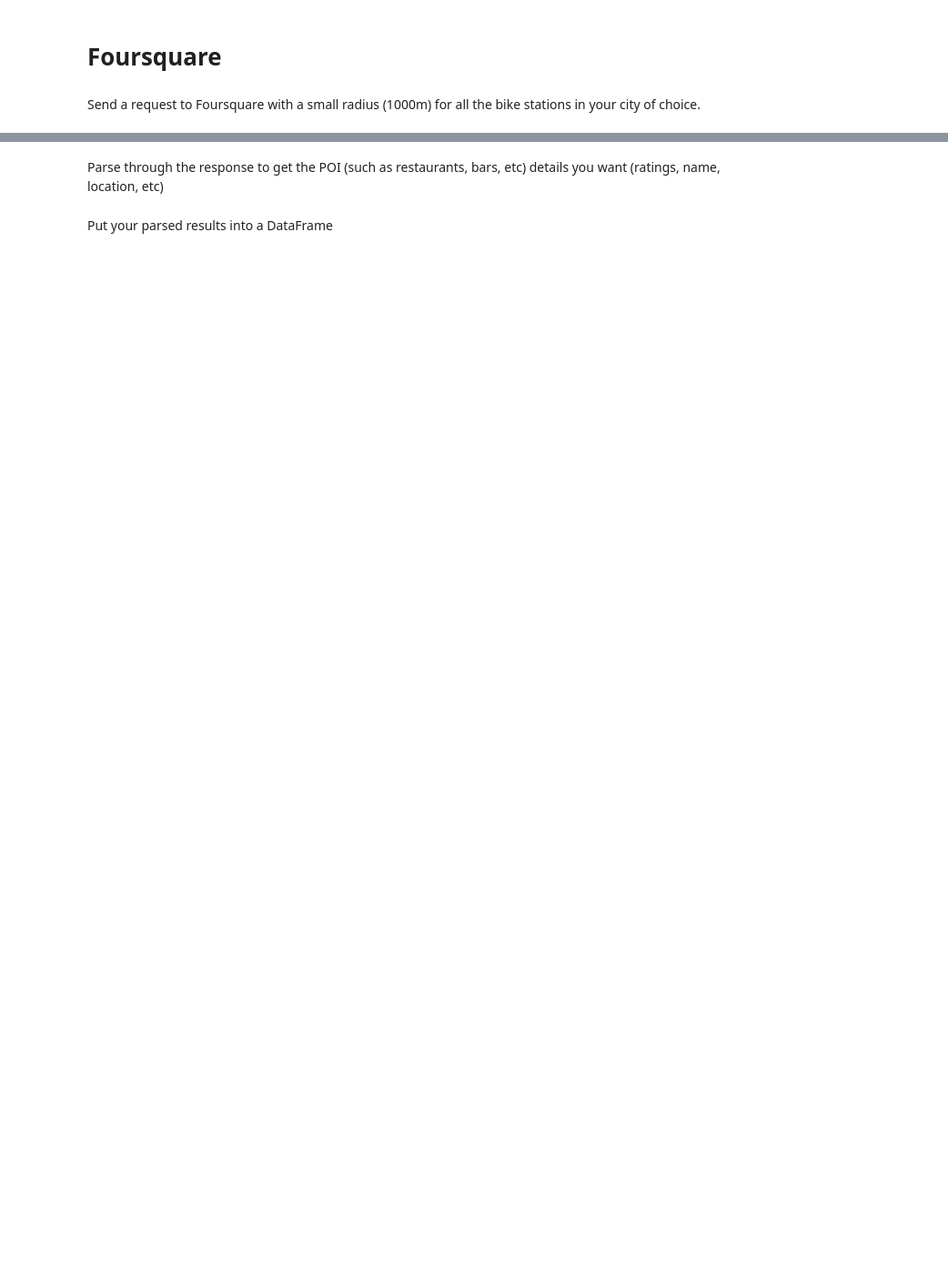
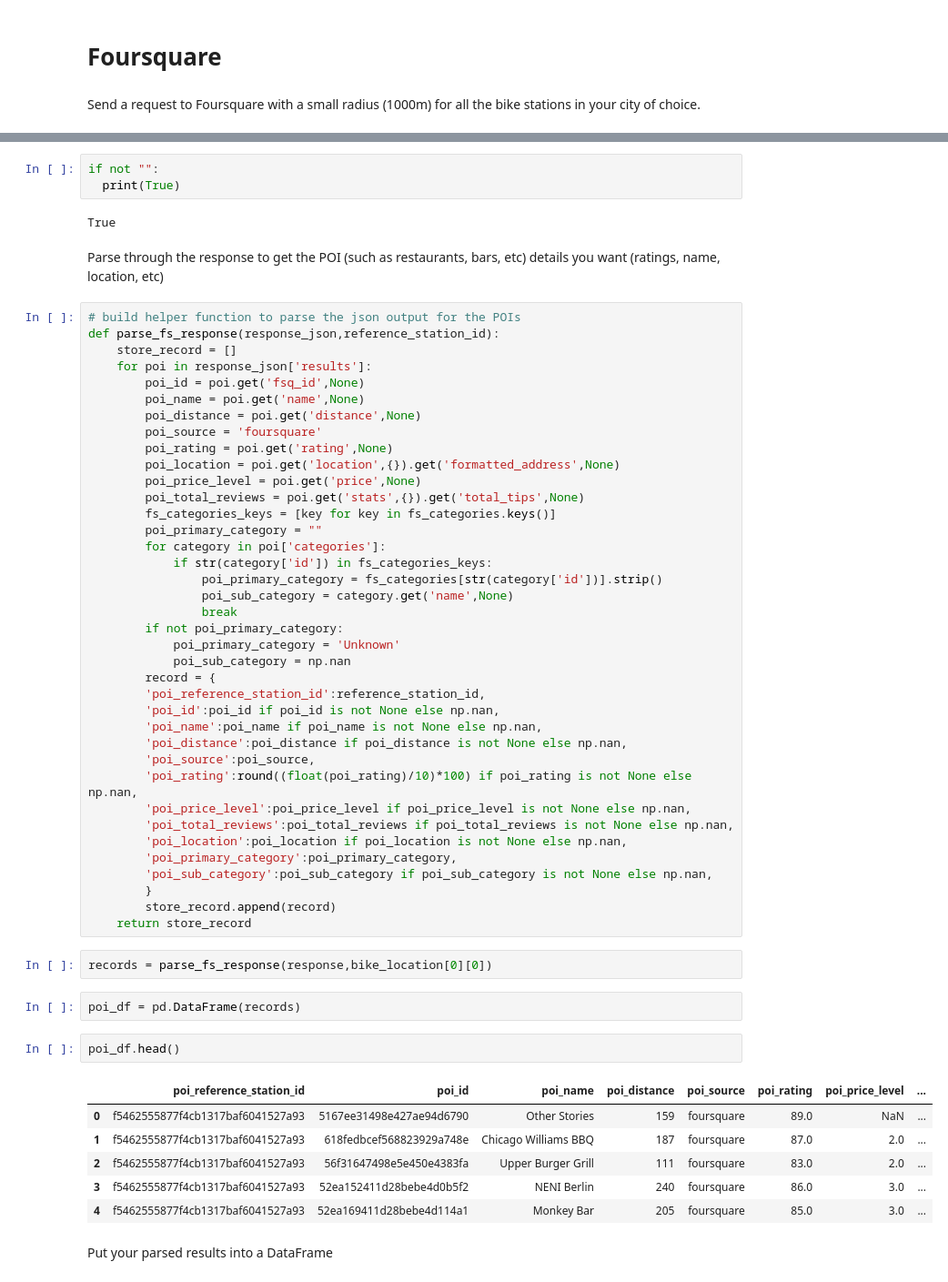
Before and after one commit to eekom-research/Statistical-Modelling-Project, a Jupyter notebook: notebooks/yelp_foursquare_EDA.ipynb, the cells around one changed output, grey strips where cells are left out. Shown at 91% size. Saved outputs shown, nothing was run; the diff lists cells and outputs as text; blank space fills up the shorter version.

```diff
--- a/notebooks/yelp_foursquare_EDA.ipynb
+++ b/notebooks/yelp_foursquare_EDA.ipynb
@@ -7,4 +135,60 @@ Send a request to Foursquare with a small radius (1000m) for all the bike statio
+# %%
+if not "":
+  print(True)
+# %% [output]
+True
 # %% [markdown]
 Parse through the response to get the POI (such as restaurants, bars, etc) details you want (ratings, name, location, etc)
+# %%
+# build helper function to parse the json output for the POIs
+def parse_fs_response(response_json,reference_station_id):
+    store_record = []
+    for poi in response_json['results']:
+        poi_id = poi.get('fsq_id',None)
+        poi_name = poi.get('name',None)
+        poi_distance = poi.get('distance',None)
+        poi_source = 'foursquare'
+        poi_rating = poi.get('rating',None)
+        poi_location = poi.get('location',{}).get('formatted_address',None)
+        poi_price_level = poi.get('price',None)
+        poi_total_reviews = poi.get('stats',{}).get('total_tips',None)
+        fs_categories_keys = [key for key in fs_categories.keys()]
+        poi_primary_category = ""
+        for category in poi['categories']:
+            if str(category['id']) in fs_categories_keys:
+                poi_primary_category = fs_categories[str(category['id'])].strip()
+                poi_sub_category = category.get('name',None)
+                break
+        if not poi_primary_category:
+            poi_primary_category = 'Unknown'
+            poi_sub_category = np.nan
+        record = {
+        'poi_reference_station_id':reference_station_id,
+        'poi_id':poi_id if poi_id is not None else np.nan,
+        'poi_name':poi_name if poi_name is not None else np.nan,
+        'poi_distance':poi_distance if poi_distance is not None else np.nan,
+        'poi_source':poi_source,
+        'poi_rating':round((float(poi_rating)/10)*100) if poi_rating is not None else np.nan,
+        'poi_price_level':poi_price_level if poi_price_level is not None else np.nan,
+        'poi_total_reviews':poi_total_reviews if poi_total_reviews is not None else np.nan,
+        'poi_location':poi_location if poi_location is not None else np.nan,
+        'poi_primary_category':poi_primary_category,
+        'poi_sub_category':poi_sub_category if poi_sub_category is not None else np.nan,
+        }
+        store_record.append(record)
+    return store_record
+# %%
+records = parse_fs_response(response,bike_location[0][0])
+# %%
+poi_df = pd.DataFrame(records)
+# %%
+poi_df.head()
+# %% [output]
+|  | poi_reference_station_id | poi_id | poi_name | poi_distance | poi_source | poi_rating | poi_price_level | ... |
+| 0 | f5462555877f4cb1317baf6041527a93 | 5167ee31498e427ae94d6790 | Other Stories | 159 | foursquare | 89.0 | NaN | ... |
+| 1 | f5462555877f4cb1317baf6041527a93 | 618fedbcef568823929a748e | Chicago Williams BBQ | 187 | foursquare | 87.0 | 2.0 | ... |
+| 2 | f5462555877f4cb1317baf6041527a93 | 56f31647498e5e450e4383fa | Upper Burger Grill | 111 | foursquare | 83.0 | 2.0 | ... |
+| 3 | f5462555877f4cb1317baf6041527a93 | 52ea152411d28bebe4d0b5f2 | NENI Berlin | 240 | foursquare | 86.0 | 3.0 | ... |
+| 4 | f5462555877f4cb1317baf6041527a93 | 52ea169411d28bebe4d114a1 | Monkey Bar | 205 | foursquare | 85.0 | 3.0 | ... |
 # %% [markdown]
 Put your parsed results into a DataFrame
```
Also changed, not shown: parts of 48 cells of this notebook, 13 other files.
